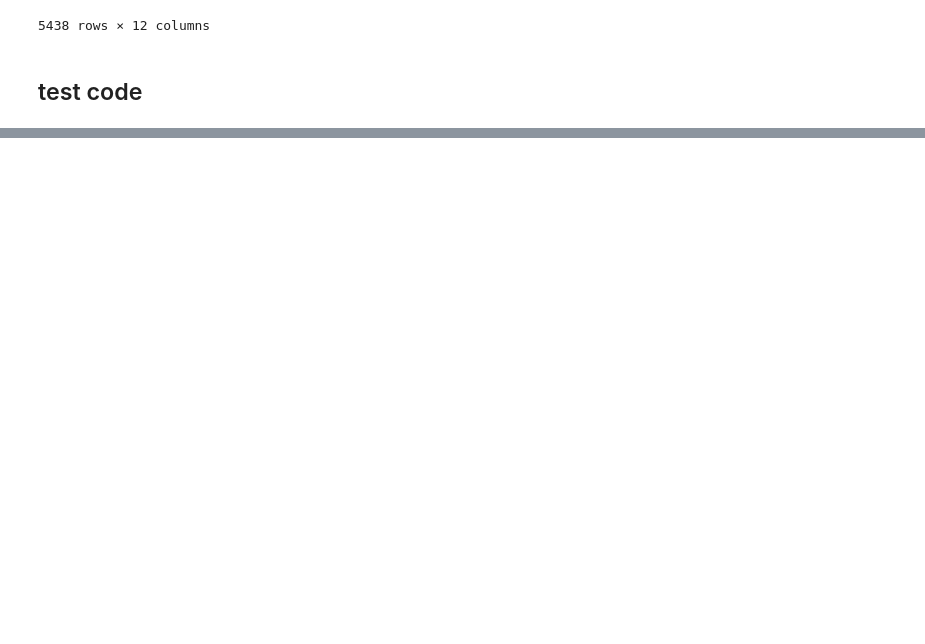
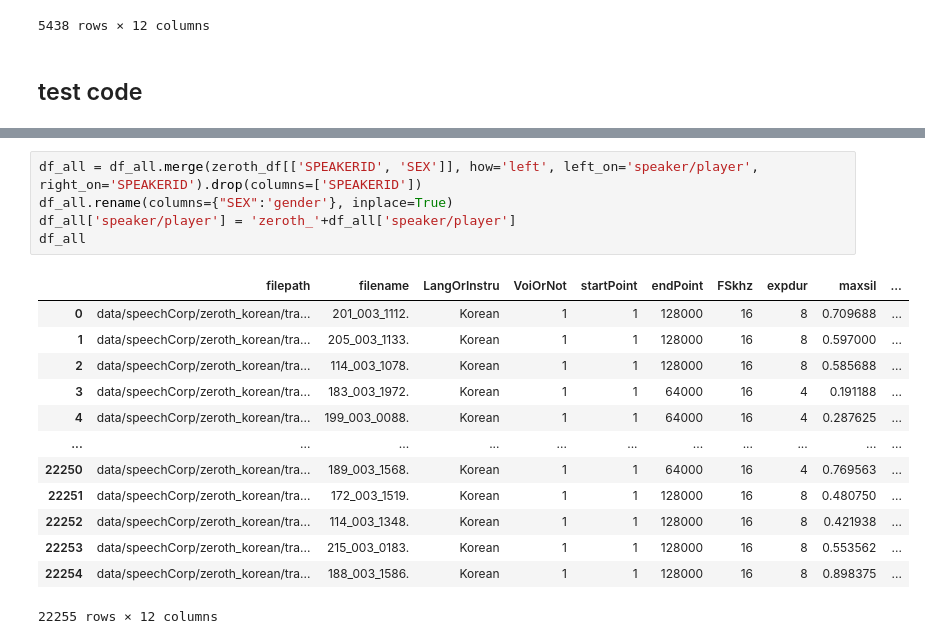
Before and after one commit to curlsloth/MusicSpeech-STM, a Jupyter notebook: build_meta_data.ipynb, the cells around one changed output, grey strips where cells are left out. Drawn from its saved outputs; the diff is of its cells as text; blank space fills up the shorter version.

```diff
--- a/build_meta_data.ipynb
+++ b/build_meta_data.ipynb
@@ -266,0 +295,19 @@ df_all
+# %%
+df_all = df_all.merge(zeroth_df[['SPEAKERID', 'SEX']], how='left', left_on='speaker/player', right_on='SPEAKERID').drop(columns=['SPEAKERID'])
+df_all.rename(columns={"SEX":'gender'}, inplace=True)
+df_all['speaker/player'] = 'zeroth_'+df_all['speaker/player']
+df_all
+# %% [output]
+|  | filepath | filename | LangOrInstru | VoiOrNot | startPoint | endPoint | FSkhz | expdur | maxsil | ... |
+| 0 | data/speechCorp/zeroth_korean/tra... | 201_003_1112. | Korean | 1 | 1 | 128000 | 16 | 8 | 0.709688 | ... |
+| 1 | data/speechCorp/zeroth_korean/tra... | 205_003_1133. | Korean | 1 | 1 | 128000 | 16 | 8 | 0.597000 | ... |
+| 2 | data/speechCorp/zeroth_korean/tra... | 114_003_1078. | Korean | 1 | 1 | 128000 | 16 | 8 | 0.585688 | ... |
+| 3 | data/speechCorp/zeroth_korean/tra... | 183_003_1972. | Korean | 1 | 1 | 64000 | 16 | 4 | 0.191188 | ... |
+| 4 | data/speechCorp/zeroth_korean/tra... | 199_003_0088. | Korean | 1 | 1 | 64000 | 16 | 4 | 0.287625 | ... |
+| ... | ... | ... | ... | ... | ... | ... | ... | ... | ... | ... |
+| 22250 | data/speechCorp/zeroth_korean/tra... | 189_003_1568. | Korean | 1 | 1 | 64000 | 16 | 4 | 0.769563 | ... |
+| 22251 | data/speechCorp/zeroth_korean/tra... | 172_003_1519. | Korean | 1 | 1 | 128000 | 16 | 8 | 0.480750 | ... |
+| 22252 | data/speechCorp/zeroth_korean/tra... | 114_003_1348. | Korean | 1 | 1 | 128000 | 16 | 8 | 0.421938 | ... |
+| 22253 | data/speechCorp/zeroth_korean/tra... | 215_003_0183. | Korean | 1 | 1 | 128000 | 16 | 8 | 0.553562 | ... |
+| 22254 | data/speechCorp/zeroth_korean/tra... | 188_003_1586. | Korean | 1 | 1 | 128000 | 16 | 8 | 0.898375 | ... |
+22255 rows × 12 columns
```
Also changed, not shown: parts of 4 cells of this notebook.
